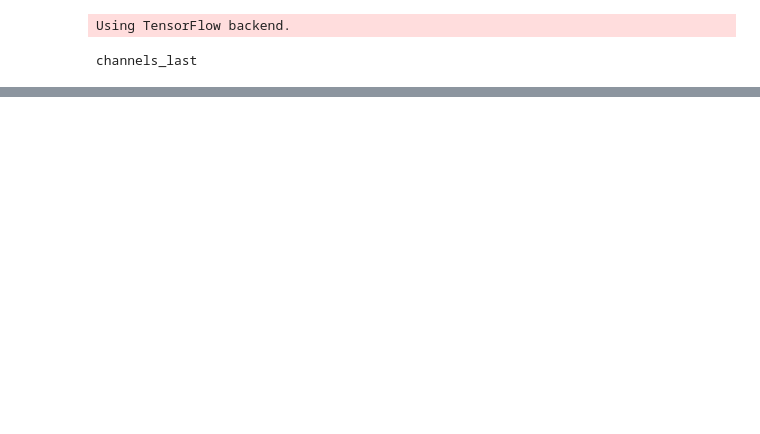
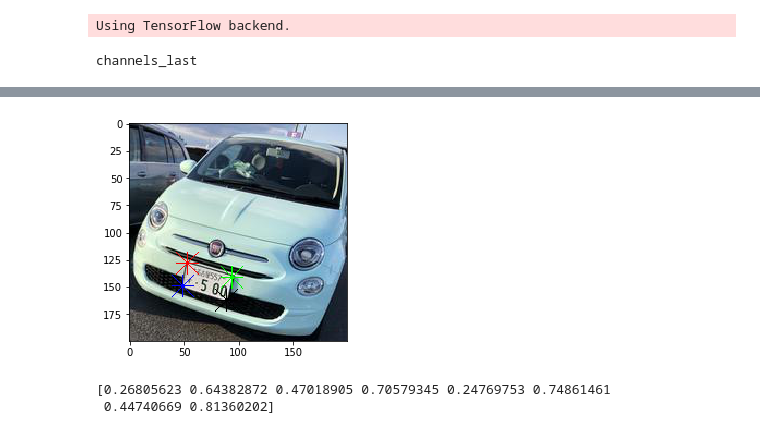
Before and after one commit to naka345/car_number, a Jupyter notebook: train_load.ipynb, the cells around one changed output, grey strips where cells are left out. Saved outputs shown, nothing was run; the diff lists cells and outputs as text; code cells hidden in the pictures; blank space fills up the shorter version.

```diff
--- a/train_load.ipynb
+++ b/train_load.ipynb
@@ -42,7 +48,8 @@ def read_csv_to_df(train_csv_list):
 # %%
 train_csv_dict, train_dir_list = read_csv_to_df(train_csv_list)
 
-test_csv_dict, test_dir_list  = read_csv_to_df(test_csv_list)
+#test_csv_dict, test_dir_list  = read_csv_to_df(test_csv_list)
+pred_csv_dict, pred_dir_list  = read_csv_to_df(pred_csv_list)
 
 label = train_csv_dict["001"].columns
 # %% [output]
@@ -55,11 +65,15 @@ def data_pack(csv_dict, dir_list,train_path):
     img_shape = 200.
     x_data =[]
     y_data=[]
+    data_list = []
 
     for name in dir_list:
         train_dir_path = f"{train_path}/{name}"
 
         index_list = csv_dict[name].index.values
+
+        #tmp_dir = [f"{train_dir_path}/img_name" for img_name in index_list]
+        data_list.extend(index_list)
 
 
         x_list = [img_to_array(load_img(f"{train_dir_path}/train_{val}.jpg"))/255. for val in index_list]
@@ -75,9 +89,9 @@ def data_pack(csv_dict, dir_list,train_path):
         y_data.append(y_list)
 
         #return x_data, y_data
-    return np.vstack(x_data), np.vstack(y_data)
+    return np.vstack(x_data), np.vstack(y_data),data_list
 # %%
-x_train,y_train=data_pack(train_csv_dict, train_dir_list, output_train_path)
+x_train,y_train,train_data_list=data_pack(train_csv_dict, train_dir_list, output_train_path)
 print("==============-")
-x_test,y_test=data_pack(test_csv_dict, test_dir_list,output_train_path)
+pred_x_test,pred_y_test,pred_data_list=data_pack(pred_csv_dict, pred_dir_list,output_train_path)
 # %% [output]
@@ -132,0 +218,16 @@ array([[1],
+# %%
+def check_img(image, y_label,name=None):
+    im = image
+
+    cv2.drawMarker(im,(int(y_label[0]),int(y_label[1])),(255,0,0), markerType=cv2.MARKER_STAR)
+    cv2.drawMarker(im,(int(y_label[2]),int(y_label[3])),(0,255,0), markerType=cv2.MARKER_STAR)
+    cv2.drawMarker(im,(int(y_label[4]),int(y_label[5])),(0,0,255), markerType=cv2.MARKER_STAR)
+    cv2.drawMarker(im,(int(y_label[6]),int(y_label[7])),(0,0,0), markerType=cv2.MARKER_STAR)
+
+    if name is not None:
+        image_path =f"{current_path}/output/model/{name}.jpg"
+        cv2.imwrite(image_path,im)
+        return im
+    else:
+        return im
+    del im
@@ -132,0 +254,12 @@ array([[1],
+# %%
+image=check_img((pred_x_test[0]*255).astype(np.int16),pred_y_test[0]*200)
+plt.imshow(image)
+test_img_path =f"{current_path}/output/model/test_img.jpg"
+plt.savefig(test_img_path)
+# %% [output]
+[figure, added]
+# %%
+print(pred_y_test[0])
+# %% [output]
+[0.26805623 0.64382872 0.47018905 0.70579345 0.24769753 0.74861461
+ 0.44740669 0.81360202]
```
Also changed, not shown: parts of 22 cells of this notebook, 3 other files.
